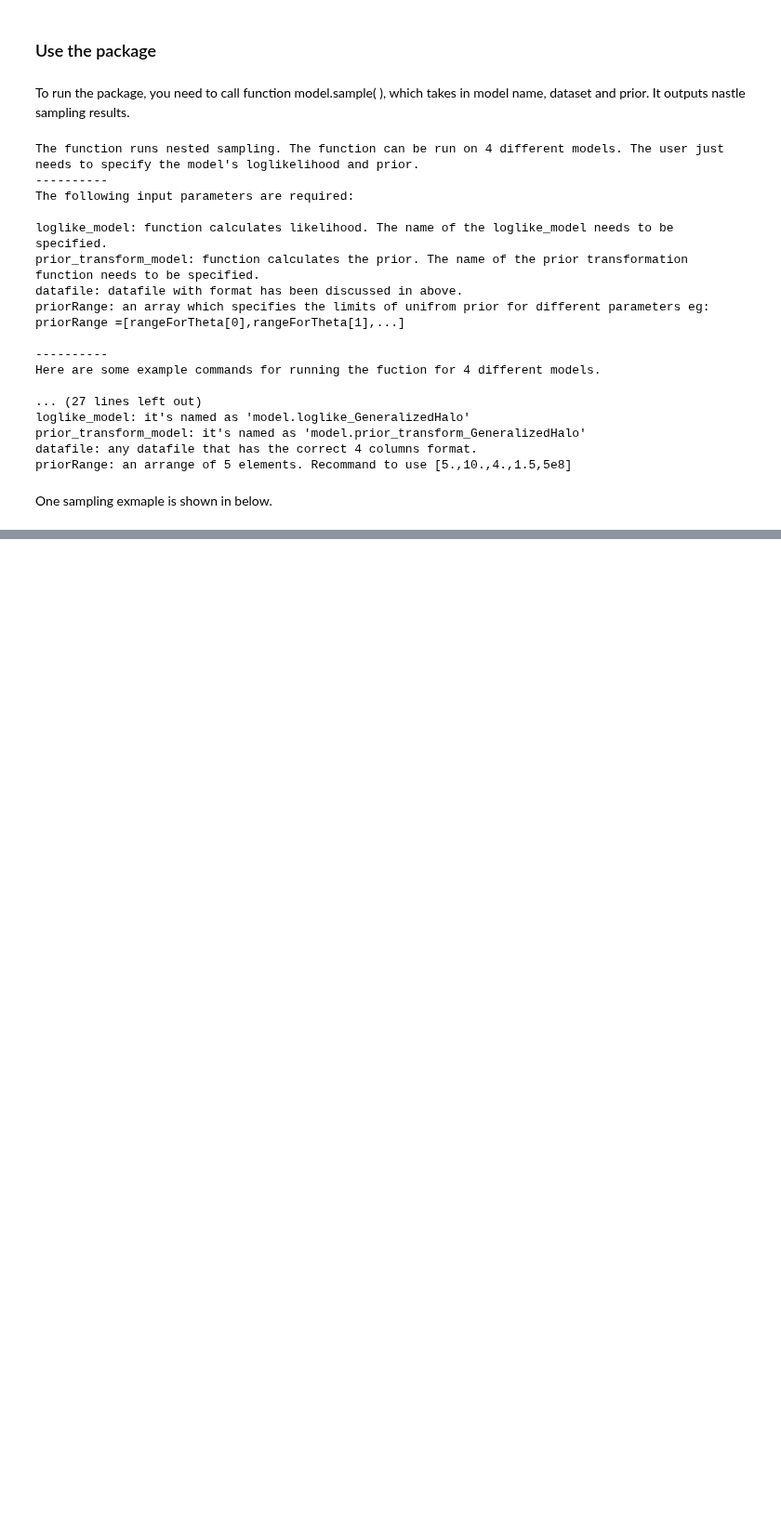
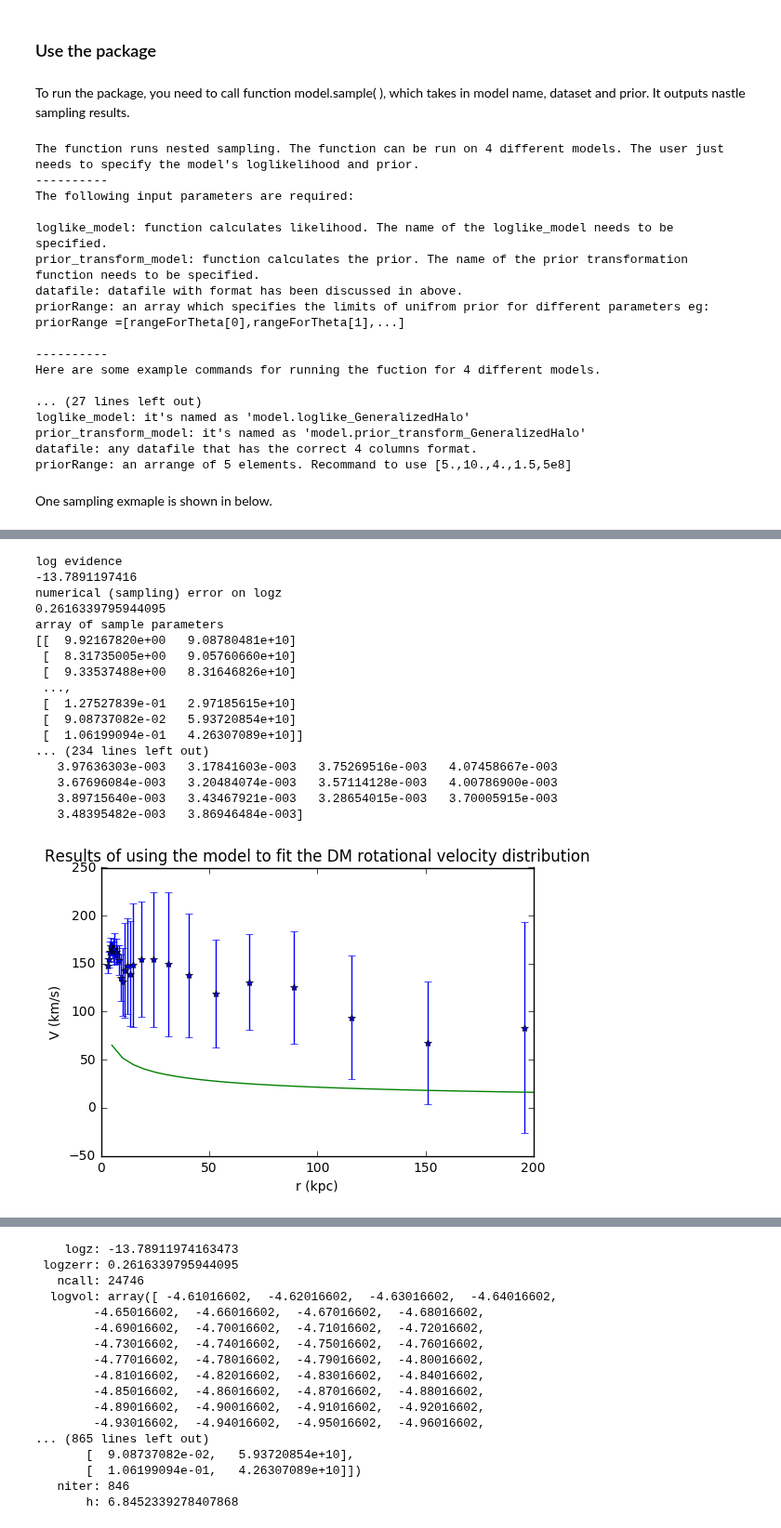
Before and after one commit to phys201/nsdmd, a Jupyter notebook: tutorial.ipynb, the cells around one changed output, grey strips where cells are left out. Shown at 93% size. Drawn from its saved outputs; the diff is of its cells as text; code cells hidden in the pictures; blank space fills up the shorter version.

```diff
--- a/tutorial.ipynb
+++ b/tutorial.ipynb
@@ -122,0 +123,21 @@ array of weights associated with each sample
+# %%
+model.sample (model.loglike_ISO, model.prior_transform_ISO, 'DMdataref2.txt',[10,10e10])
+# %% [output]
+log evidence
+-13.7891197416
+numerical (sampling) error on logz
+0.2616339795944095
+array of sample parameters
+[[  9.92167820e+00   9.08780481e+10]
+ [  8.31735005e+00   9.05760660e+10]
+ [  9.33537488e+00   8.31646826e+10]
+ ...,
+ [  1.27527839e-01   2.97185615e+10]
+ [  9.08737082e-02   5.93720854e+10]
+ [  1.06199094e-01   4.26307089e+10]]
+... (234 lines left out)
+   3.97636303e-003   3.17841603e-003   3.75269516e-003   4.07458667e-003
+   3.67696084e-003   3.20484074e-003   3.57114128e-003   4.00786900e-003
+   3.89715640e-003   3.43467921e-003   3.28654015e-003   3.70005915e-003
+   3.48395482e-003   3.86946484e-003]
+[figure, added]
@@ -122,0 +145,17 @@ array of weights associated with each sample
+    logz: -13.78911974163473
+ logzerr: 0.2616339795944095
+   ncall: 24746
+  logvol: array([ -4.61016602,  -4.62016602,  -4.63016602,  -4.64016602,
+        -4.65016602,  -4.66016602,  -4.67016602,  -4.68016602,
+        -4.69016602,  -4.70016602,  -4.71016602,  -4.72016602,
+        -4.73016602,  -4.74016602,  -4.75016602,  -4.76016602,
+        -4.77016602,  -4.78016602,  -4.79016602,  -4.80016602,
+        -4.81016602,  -4.82016602,  -4.83016602,  -4.84016602,
+        -4.85016602,  -4.86016602,  -4.87016602,  -4.88016602,
+        -4.89016602,  -4.90016602,  -4.91016602,  -4.92016602,
+        -4.93016602,  -4.94016602,  -4.95016602,  -4.96016602,
+... (865 lines left out)
+       [  9.08737082e-02,   5.93720854e+10],
+       [  1.06199094e-01,   4.26307089e+10]])
+   niter: 846
+       h: 6.8452339278407868
```
Also changed, not shown: parts of 4 cells of this notebook, 2 other files.
